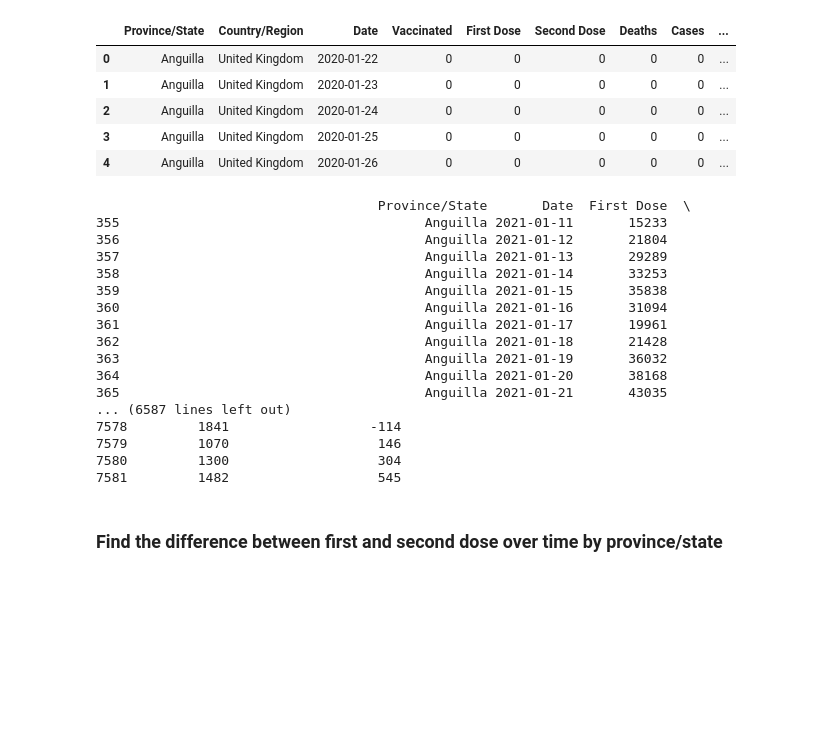
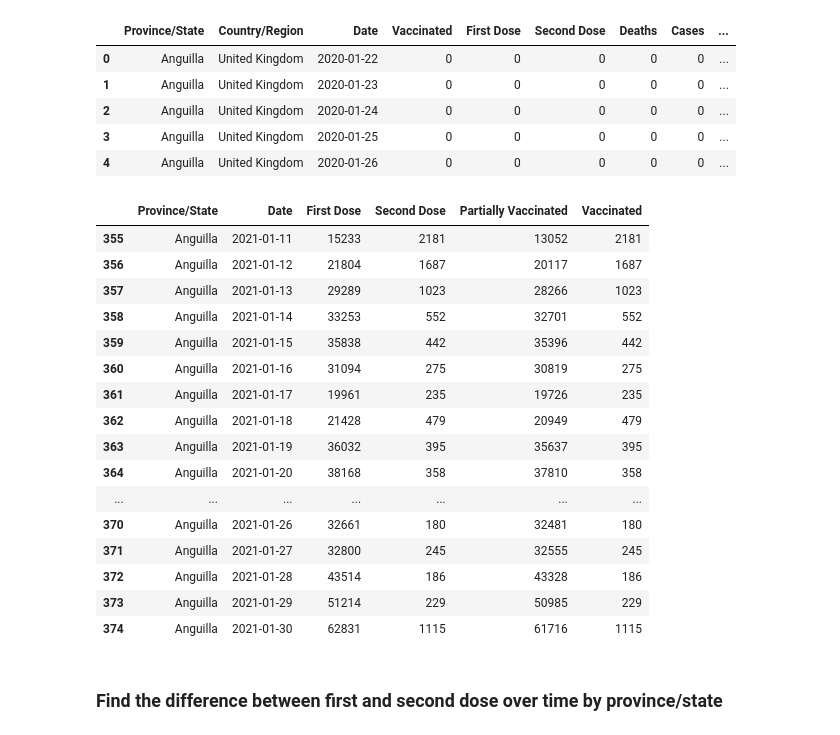
Before and after one commit to Mimi-Onno/LSE_DA_COVID_Analysis, a Jupyter notebook: LSE_DA201_Assignment_Mimi_Onno.ipynb, the cells around one changed output. Saved outputs shown, nothing was run; the diff lists cells and outputs as text; code cells hidden in the pictures; blank space fills up the shorter version.

```diff
--- a/LSE_DA201_Assignment_Mimi_Onno.ipynb
+++ b/LSE_DA201_Assignment_Mimi_Onno.ipynb
@@ -464,25 +464,28 @@ covid_new.head()
 # %%
 # Filter by Difference is not zero, followed by Province/State, Date, First Dose, Second Dose, Difference
 partial_trend = covid_new['Partially Vaccinated'] != 0
-covid_new[partial_trend].loc[:, ["Province/State","Date","First Dose","Second Dose", "Partially Vaccinated"] ]
+data = pd.DataFrame(covid_new[partial_trend].loc[:, ["Province/State","Date","First Dose","Second Dose", "Partially Vaccinated", "Vaccinated"]])
+
+# View first 20 rows
+data.head(20)
 # %% [output]
-                                    Province/State       Date  First Dose  \
-355                                       Anguilla 2021-01-11       15233
-356                                       Anguilla 2021-01-12       21804
-357                                       Anguilla 2021-01-13       29289
-358                                       Anguilla 2021-01-14       33253
-359                                       Anguilla 2021-01-15       35838
-360                                       Anguilla 2021-01-16       31094
-361                                       Anguilla 2021-01-17       19961
-362                                       Anguilla 2021-01-18       21428
-363                                       Anguilla 2021-01-19       36032
-364                                       Anguilla 2021-01-20       38168
-365                                       Anguilla 2021-01-21       43035
-... (6587 lines left out)
-7578         1841                  -114
-7579         1070                   146
-7580         1300                   304
-7581         1482                   545
+|  | Province/State | Date | First Dose | Second Dose | Partially Vaccinated | Vaccinated |
+| 355 | Anguilla | 2021-01-11 | 15233 | 2181 | 13052 | 2181 |
+| 356 | Anguilla | 2021-01-12 | 21804 | 1687 | 20117 | 1687 |
+| 357 | Anguilla | 2021-01-13 | 29289 | 1023 | 28266 | 1023 |
+| 358 | Anguilla | 2021-01-14 | 33253 | 552 | 32701 | 552 |
+| 359 | Anguilla | 2021-01-15 | 35838 | 442 | 35396 | 442 |
+| 360 | Anguilla | 2021-01-16 | 31094 | 275 | 30819 | 275 |
+| 361 | Anguilla | 2021-01-17 | 19961 | 235 | 19726 | 235 |
+| 362 | Anguilla | 2021-01-18 | 21428 | 479 | 20949 | 479 |
+| 363 | Anguilla | 2021-01-19 | 36032 | 395 | 35637 | 395 |
+| 364 | Anguilla | 2021-01-20 | 38168 | 358 | 37810 | 358 |
+| ... | ... | ... | ... | ... | ... | ... |
+| 370 | Anguilla | 2021-01-26 | 32661 | 180 | 32481 | 180 |
+| 371 | Anguilla | 2021-01-27 | 32800 | 245 | 32555 | 245 |
+| 372 | Anguilla | 2021-01-28 | 43514 | 186 | 43328 | 186 |
+| 373 | Anguilla | 2021-01-29 | 51214 | 229 | 50985 | 229 |
+| 374 | Anguilla | 2021-01-30 | 62831 | 1115 | 61716 | 1115 |
 # %% [markdown]
 ### Find the difference between first and second dose over time by province/state
 # %%
```
Also changed, not shown: parts of 3 cells of this notebook.
